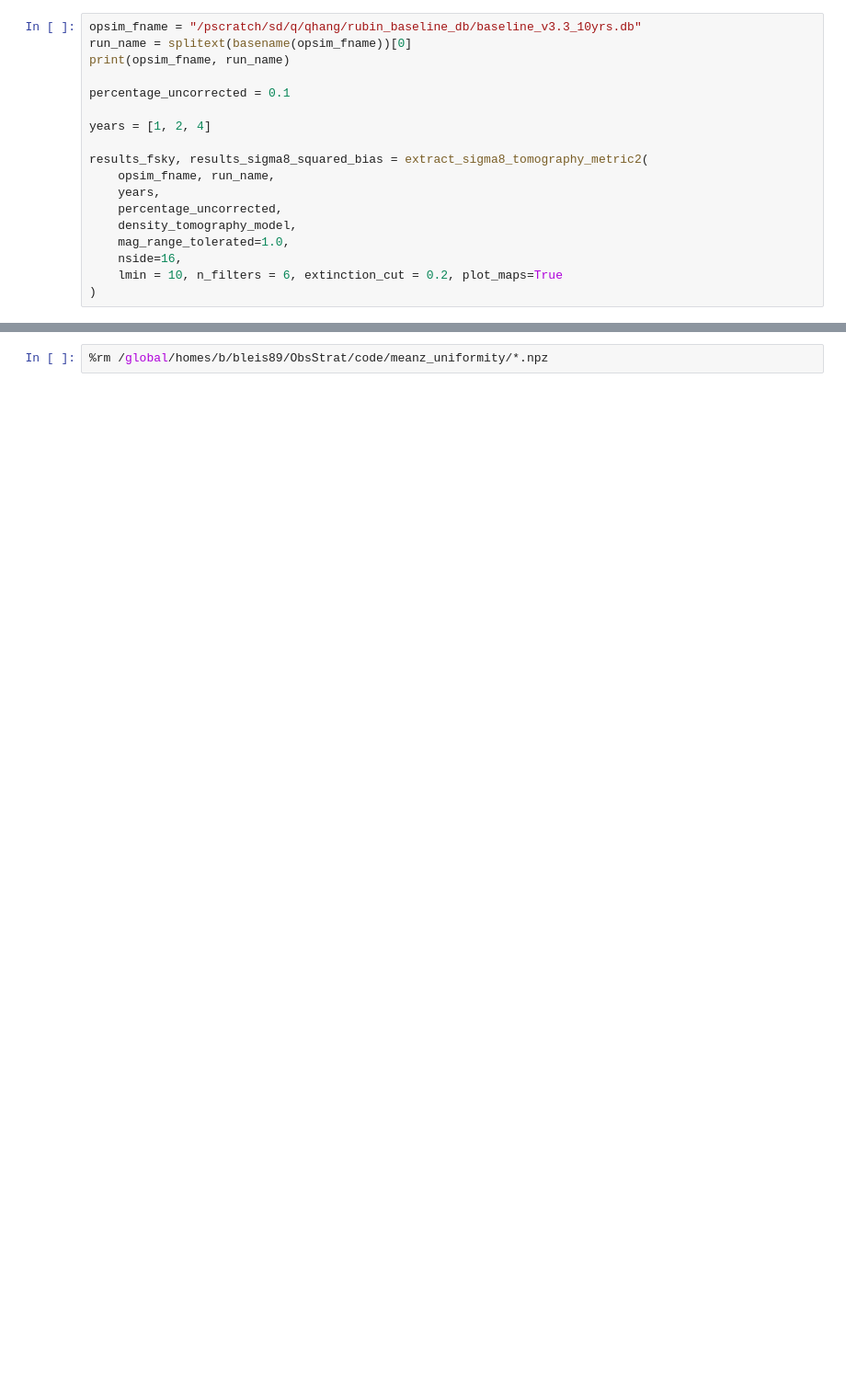
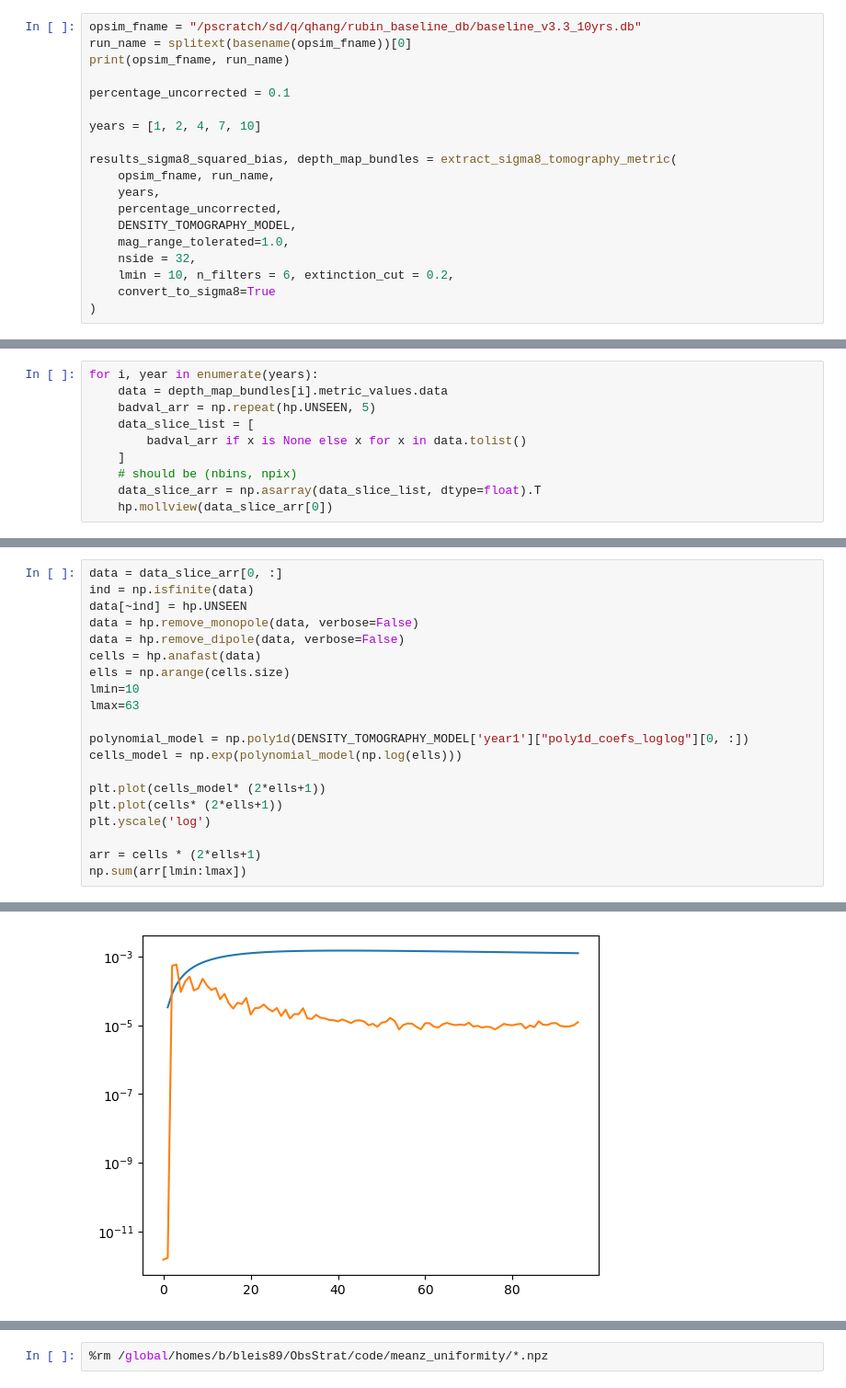
Before and after one commit to ixkael/ObsStrat, a Jupyter notebook: code/meanz_uniformity/sigma8tomography_demo.ipynb, the cells around one changed output, grey strips where cells are left out. Shown: that part at 92% size. Saved outputs shown, nothing was run; the diff lists cells and outputs as text; blank space fills up the shorter version.

Commit message:
updated to new metrics

```diff
--- a/code/meanz_uniformity/sigma8tomography_demo.ipynb
+++ b/code/meanz_uniformity/sigma8tomography_demo.ipynb
@@ -325,16 +117,17 @@ print(opsim_fname, run_name)
 
 percentage_uncorrected = 0.1
 
-years = [1, 2, 4]
+years = [1, 2, 4, 7, 10]
 
-results_fsky, results_sigma8_squared_bias = extract_sigma8_tomography_metric2(
+results_sigma8_squared_bias, depth_map_bundles = extract_sigma8_tomography_metric(
     opsim_fname, run_name,
     years,
     percentage_uncorrected,
-    density_tomography_model,
+    DENSITY_TOMOGRAPHY_MODEL,
     mag_range_tolerated=1.0,
-    nside=16,
-    lmin = 10, n_filters = 6, extinction_cut = 0.2, plot_maps=True
+    nside = 32,
+    lmin = 10, n_filters = 6, extinction_cut = 0.2,
+    convert_to_sigma8=True
 )
 # %% [output]
 /pscratch/sd/q/qhang/rubin_baseline_db/baseline_v3.3_10yrs.db baseline_v3.3_10yrs
@@ -350,0 +157,10 @@ year 4
+# %%
+for i, year in enumerate(years):
+    data = depth_map_bundles[i].metric_values.data
+    badval_arr = np.repeat(hp.UNSEEN, 5)
+    data_slice_list = [
+        badval_arr if x is None else x for x in data.tolist()
+    ]
+    # should be (nbins, npix)
+    data_slice_arr = np.asarray(data_slice_list, dtype=float).T
+    hp.mollview(data_slice_arr[0])
@@ -350,0 +173,21 @@ year 4
+# %%
+data = data_slice_arr[0, :]
+ind = np.isfinite(data)
+data[~ind] = hp.UNSEEN
+data = hp.remove_monopole(data, verbose=False)
+data = hp.remove_dipole(data, verbose=False)
+cells = hp.anafast(data)
+ells = np.arange(cells.size)
+lmin=10
+lmax=63
+
+polynomial_model = np.poly1d(DENSITY_TOMOGRAPHY_MODEL['year1']["poly1d_coefs_loglog"][0, :])
+cells_model = np.exp(polynomial_model(np.log(ells)))
+
+plt.plot(cells_model* (2*ells+1))
+plt.plot(cells* (2*ells+1))
+plt.yscale('log')
+
+arr = cells * (2*ells+1)
+np.sum(arr[lmin:lmax])
+# %% [output]
@@ -350,0 +195 @@ year 4
+[figure, added]
```
Also changed, not shown: parts of 25 cells of this notebook.
